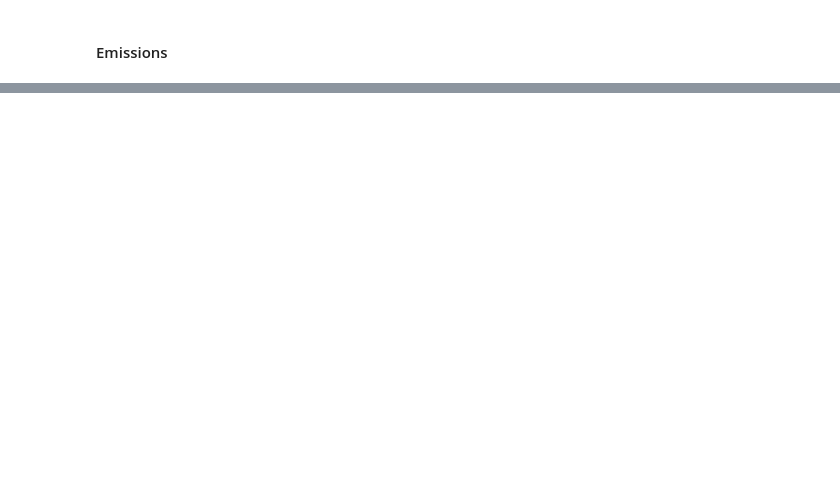
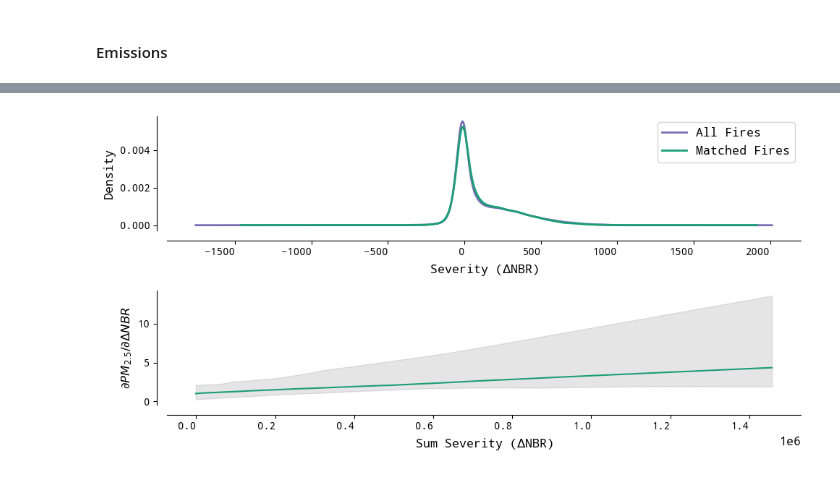
Before and after one commit to echolab-stanford/prescribed_fires, a Jupyter notebook: analysis/simulation.ipynb, the cells around one changed output, grey strips where cells are left out. Saved outputs shown, nothing was run; the diff lists cells and outputs as text; code cells hidden in the pictures; blank space fills up the shorter version.

```diff
--- a/analysis/simulation.ipynb
+++ b/analysis/simulation.ipynb
@@ -1106,0 +554,16 @@ template_plots(ax, xlab="Total Severity", ylab="Total PM2.5")
+# %%
+smoke_linked = pd.read_feather(
+    "/mnt/sherlock/oak/prescribed_data/processed/smoke_linking/severity_emissions_linked.feather"
+)
+
+coefs = make_model(
+    smoke_linked[smoke_linked.coverage_threshold == 0.5],
+    formula="sum_contrib ~ sum_severity + I(sum_severity**2) + total_days + total_pixels",
+    fe=True,
+)
+
+# Merge liked data and only estimate over the same fires we matched
+sim_severity_merge = sim_severity.merge(
+    smoke_linked[smoke_linked.coverage_threshold == 0.5],
+    on=["event_id", "year"],
+)
@@ -1106,0 +618,51 @@ template_plots(ax, xlab="Total Severity", ylab="Total PM2.5")
+# %%
+# Plot the predictions
+fig, ax = plt.subplots(2, 1, figsize=(10, 5))
+dnbr[dnbr.year > 2006].dnbr.plot.density(ax=ax[0], color="#7570b3", linewidth=2)
+dnbr[
+    (dnbr.year > 2006)
+    & (
+        dnbr.event_id.isin(
+            smoke_linked[
+                smoke_linked.coverage_threshold > 0.6
+            ].event_id.tolist()
+        )
+    )
+].dnbr.plot.density(ax=ax[0], color="#1b9e77", linewidth=2)
+
+# Apply template
+template_plots(ax[0], xlab="Severity ($\Delta$NBR)", ylab="Density")
+
+# Add a legend for the two density lines
+ax[0].legend(["All Fires", "Matched Fires"], loc="upper right")
+
+# Plot marginal effect of severity on emissions
+ax[1].fill_between(
+    range_severity,
+    bounds[0],
+    bounds[2],
+    alpha=0.2,
+    color="gray",
+)
+
+# Plot median prediction as a line
+ax[1].plot(
+    range_severity,
+    bounds[1],
+    color="#1b9e77",
+)
+
+# Apply template
+template_plots(
+    ax[1],
+    xlab="Sum Severity ($\Delta$NBR)",
+    ylab="$\partial PM_{2.5} / \partial \Delta NBR$",
+)
+
+
+plt.tight_layout()
+
+# Save plot as a vector graphic
+plt.savefig("../figs/severity_emissions_link.png", bbox_inches="tight")
+# %% [output]
+[figure, added]
```
Also changed, not shown: parts of 52 cells of this notebook, 1 other file.
